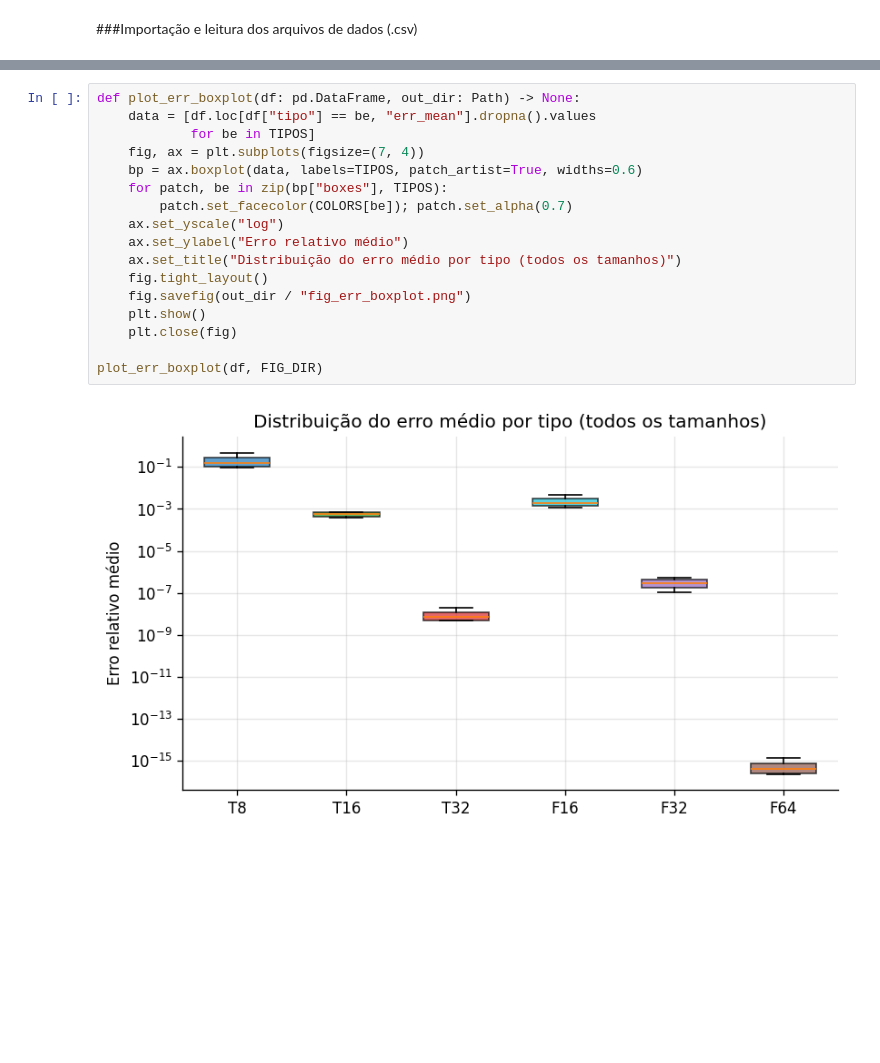
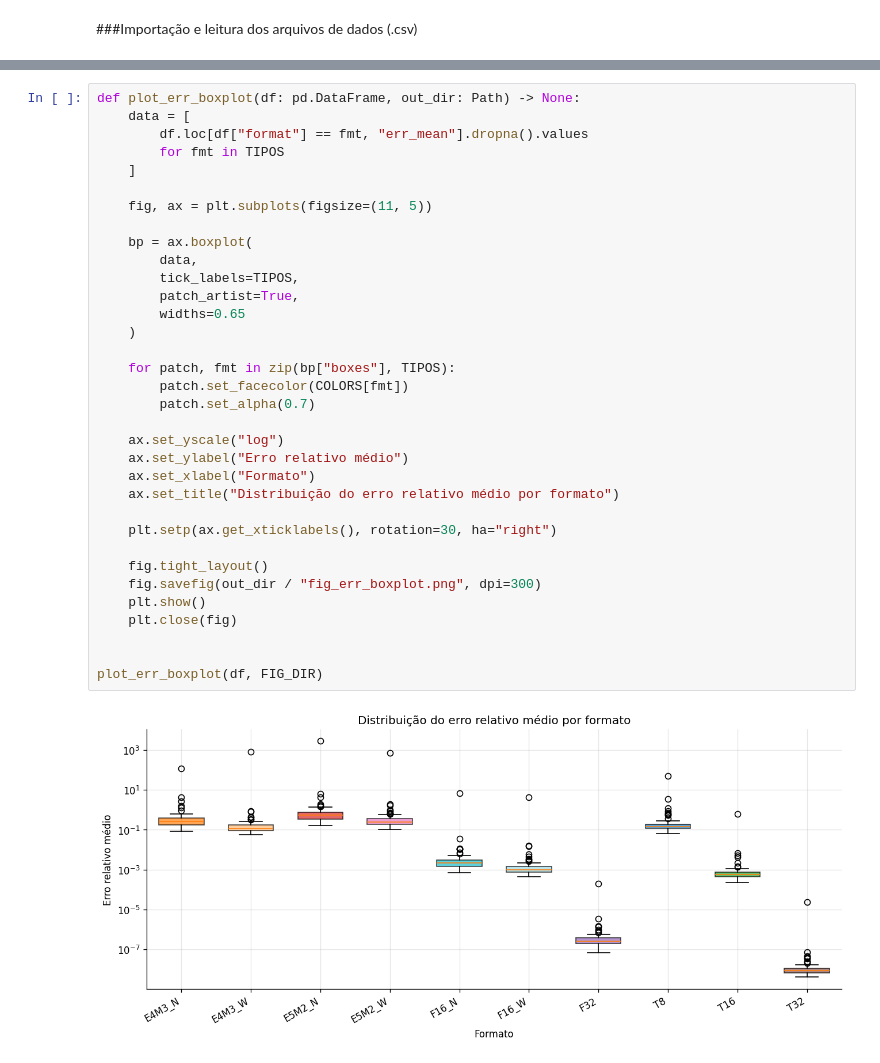
Before and after one commit to Thalesed/Trabalho_AOC, a Jupyter notebook: benchmark/benchmark_takum.ipynb, the cells around one changed output, grey strips where cells are left out. Drawn from its saved outputs; the diff is of its cells as text; blank space fills up the shorter version.

```diff
--- a/benchmark/benchmark_takum.ipynb
+++ b/benchmark/benchmark_takum.ipynb
@@ -301,21 +381,38 @@ plot_csr_writes(df, FIG_DIR)
 # %%
 def plot_err_boxplot(df: pd.DataFrame, out_dir: Path) -> None:
-    data = [df.loc[df["tipo"] == be, "err_mean"].dropna().values
-            for be in TIPOS]
-    fig, ax = plt.subplots(figsize=(7, 4))
-    bp = ax.boxplot(data, labels=TIPOS, patch_artist=True, widths=0.6)
-    for patch, be in zip(bp["boxes"], TIPOS):
-        patch.set_facecolor(COLORS[be]); patch.set_alpha(0.7)
+    data = [
+        df.loc[df["format"] == fmt, "err_mean"].dropna().values
+        for fmt in TIPOS
+    ]
+
+    fig, ax = plt.subplots(figsize=(11, 5))
+
+    bp = ax.boxplot(
+        data,
+        tick_labels=TIPOS,
+        patch_artist=True,
+        widths=0.65
+    )
+
+    for patch, fmt in zip(bp["boxes"], TIPOS):
+        patch.set_facecolor(COLORS[fmt])
+        patch.set_alpha(0.7)
+
     ax.set_yscale("log")
     ax.set_ylabel("Erro relativo médio")
-    ax.set_title("Distribuição do erro médio por tipo (todos os tamanhos)")
+    ax.set_xlabel("Formato")
+    ax.set_title("Distribuição do erro relativo médio por formato")
+
+    plt.setp(ax.get_xticklabels(), rotation=30, ha="right")
+
     fig.tight_layout()
-    fig.savefig(out_dir / "fig_err_boxplot.png")
+    fig.savefig(out_dir / "fig_err_boxplot.png", dpi=300)
     plt.show()
     plt.close(fig)
 
+
 plot_err_boxplot(df, FIG_DIR)
 # %% [output]
-[figure, old version]
+[figure, new version]
 # %%
 def plot_throughput(df: pd.DataFrame, out_dir: Path) -> None:
```
Also changed, not shown: parts of 15 cells of this notebook, 1 other file.
